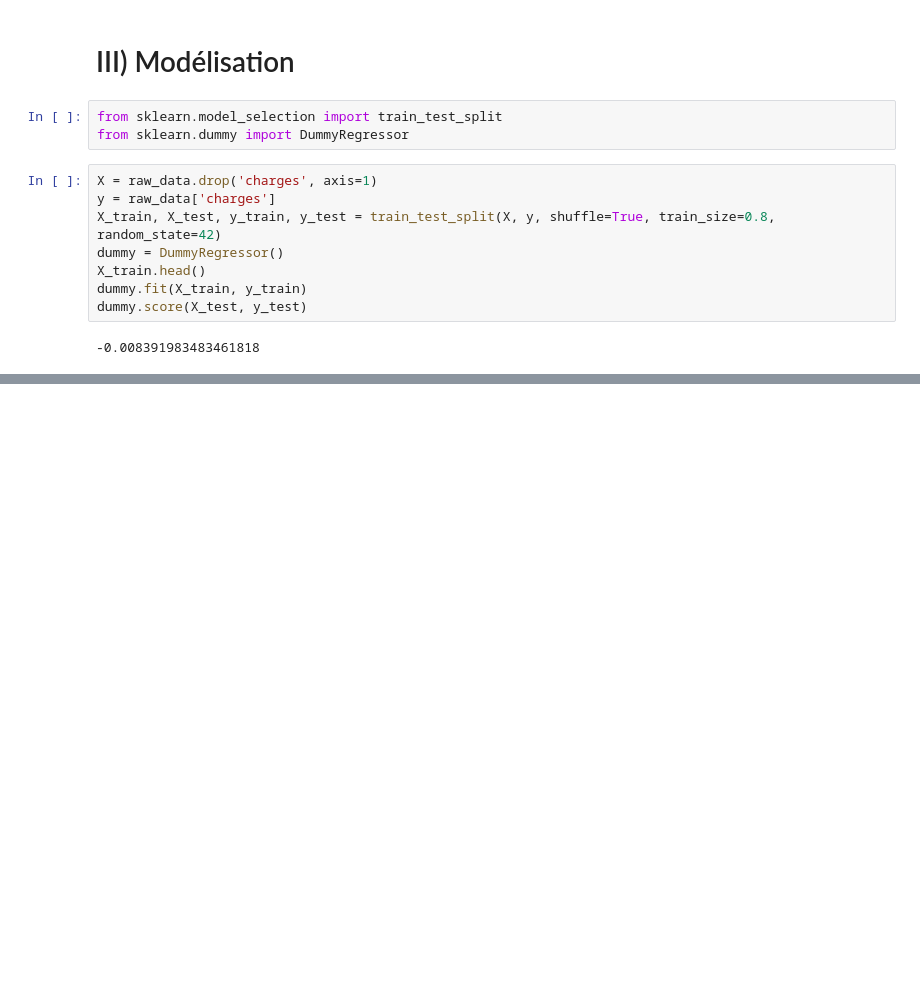
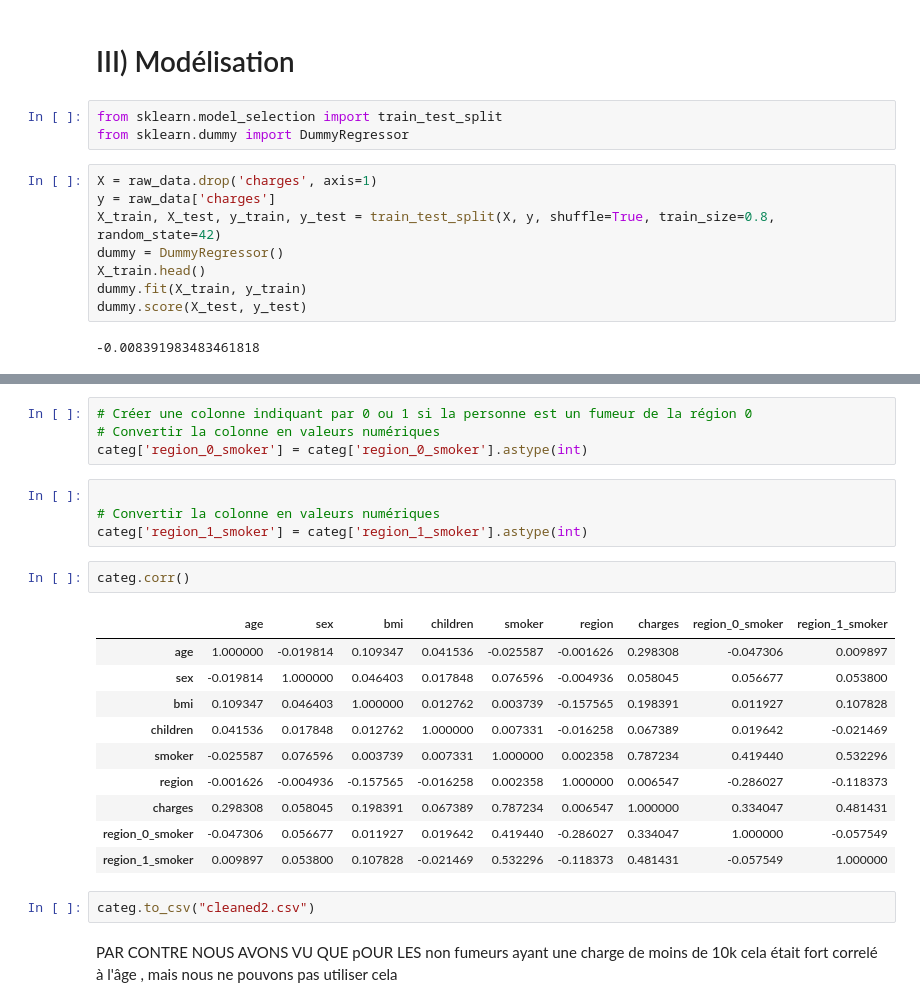
Before and after one commit to JynMoriarty/Assurance, a Jupyter notebook: analysis.ipynb, the cells around one changed output, grey strips where cells are left out. Drawn from its saved outputs; the diff is of its cells as text; blank space fills up the shorter version.

```diff
--- a/analysis.ipynb
+++ b/analysis.ipynb
@@ -807,0 +886,25 @@ dummy.score(X_test, y_test)
+# %%
+# Créer une colonne indiquant par 0 ou 1 si la personne est un fumeur de la région 0
+# Convertir la colonne en valeurs numériques
+categ['region_0_smoker'] = categ['region_0_smoker'].astype(int)
+# %%
+
+# Convertir la colonne en valeurs numériques
+categ['region_1_smoker'] = categ['region_1_smoker'].astype(int)
+# %%
+categ.corr()
+# %% [output]
+|  | age | sex | bmi | children | smoker | region | charges | region_0_smoker | region_1_smoker |
+| age | 1.000000 | -0.019814 | 0.109347 | 0.041536 | -0.025587 | -0.001626 | 0.298308 | -0.047306 | 0.009897 |
+| sex | -0.019814 | 1.000000 | 0.046403 | 0.017848 | 0.076596 | -0.004936 | 0.058045 | 0.056677 | 0.053800 |
+| bmi | 0.109347 | 0.046403 | 1.000000 | 0.012762 | 0.003739 | -0.157565 | 0.198391 | 0.011927 | 0.107828 |
+| children | 0.041536 | 0.017848 | 0.012762 | 1.000000 | 0.007331 | -0.016258 | 0.067389 | 0.019642 | -0.021469 |
+| smoker | -0.025587 | 0.076596 | 0.003739 | 0.007331 | 1.000000 | 0.002358 | 0.787234 | 0.419440 | 0.532296 |
+| region | -0.001626 | -0.004936 | -0.157565 | -0.016258 | 0.002358 | 1.000000 | 0.006547 | -0.286027 | -0.118373 |
+| charges | 0.298308 | 0.058045 | 0.198391 | 0.067389 | 0.787234 | 0.006547 | 1.000000 | 0.334047 | 0.481431 |
+| region_0_smoker | -0.047306 | 0.056677 | 0.011927 | 0.019642 | 0.419440 | -0.286027 | 0.334047 | 1.000000 | -0.057549 |
+| region_1_smoker | 0.009897 | 0.053800 | 0.107828 | -0.021469 | 0.532296 | -0.118373 | 0.481431 | -0.057549 | 1.000000 |
+# %%
+categ.to_csv("cleaned2.csv")
+# %% [markdown]
+PAR CONTRE NOUS AVONS VU QUE pOUR LES non fumeurs ayant une charge de moins de 10k cela était fort correlé à l'âge , mais nous ne pouvons pas utiliser cela
```
Also changed, not shown: parts of 13 cells of this notebook, 2 other files.
